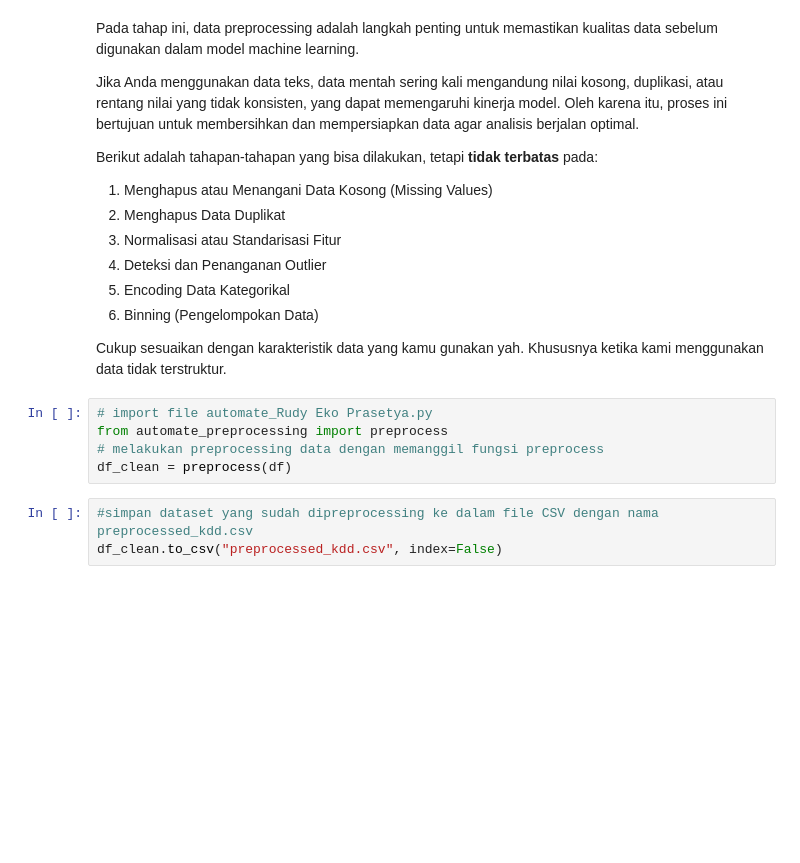
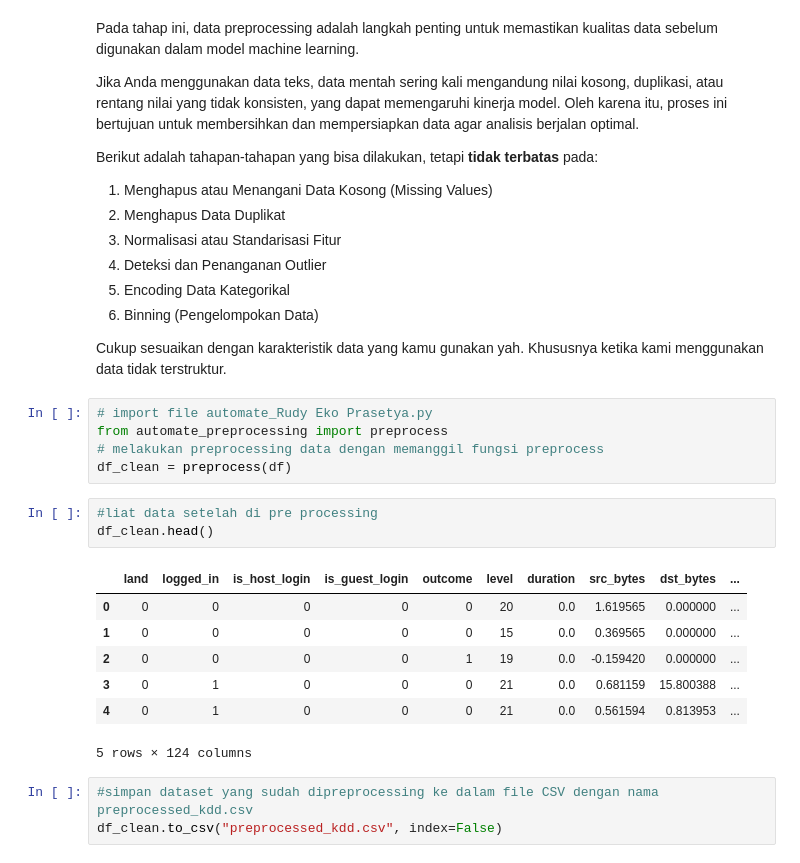
Before and after one commit to rudyekoprasetya/dicoding-membangun-sistem-ML, a Jupyter notebook: Eksperimen_SML_Rudy_Eko/preprocessing/Template_Eksperimen_MSML.ipynb, the cells around one changed output. Drawn from its saved outputs; the diff is of its cells as text; blank space fills up the shorter version.

```diff
--- a/Eksperimen_SML_Rudy_Eko/preprocessing/Template_Eksperimen_MSML.ipynb
+++ b/Eksperimen_SML_Rudy_Eko/preprocessing/Template_Eksperimen_MSML.ipynb
@@ -201,6 +201,17 @@ Cukup sesuaikan dengan karakteristik data yang kamu gunakan yah. Khususnya ketik
 from automate_preprocessing import preprocess
 # melakukan preprocessing data dengan memanggil fungsi preprocess
 df_clean = preprocess(df)
+# %%
+#liat data setelah di pre processing
+df_clean.head()
+# %% [output]
+|  | land | logged_in | is_host_login | is_guest_login | outcome | level | duration | src_bytes | dst_bytes | ... |
+| 0 | 0 | 0 | 0 | 0 | 0 | 20 | 0.0 | 1.619565 | 0.000000 | ... |
+| 1 | 0 | 0 | 0 | 0 | 0 | 15 | 0.0 | 0.369565 | 0.000000 | ... |
+| 2 | 0 | 0 | 0 | 0 | 1 | 19 | 0.0 | -0.159420 | 0.000000 | ... |
+| 3 | 0 | 1 | 0 | 0 | 0 | 21 | 0.0 | 0.681159 | 15.800388 | ... |
+| 4 | 0 | 1 | 0 | 0 | 0 | 21 | 0.0 | 0.561594 | 0.813953 | ... |
+5 rows × 124 columns
 # %%
 #simpan dataset yang sudah dipreprocessing ke dalam file CSV dengan nama preprocessed_kdd.csv
 df_clean.to_csv("preprocessed_kdd.csv", index=False)
```
Also changed, not shown: 2 other files.
